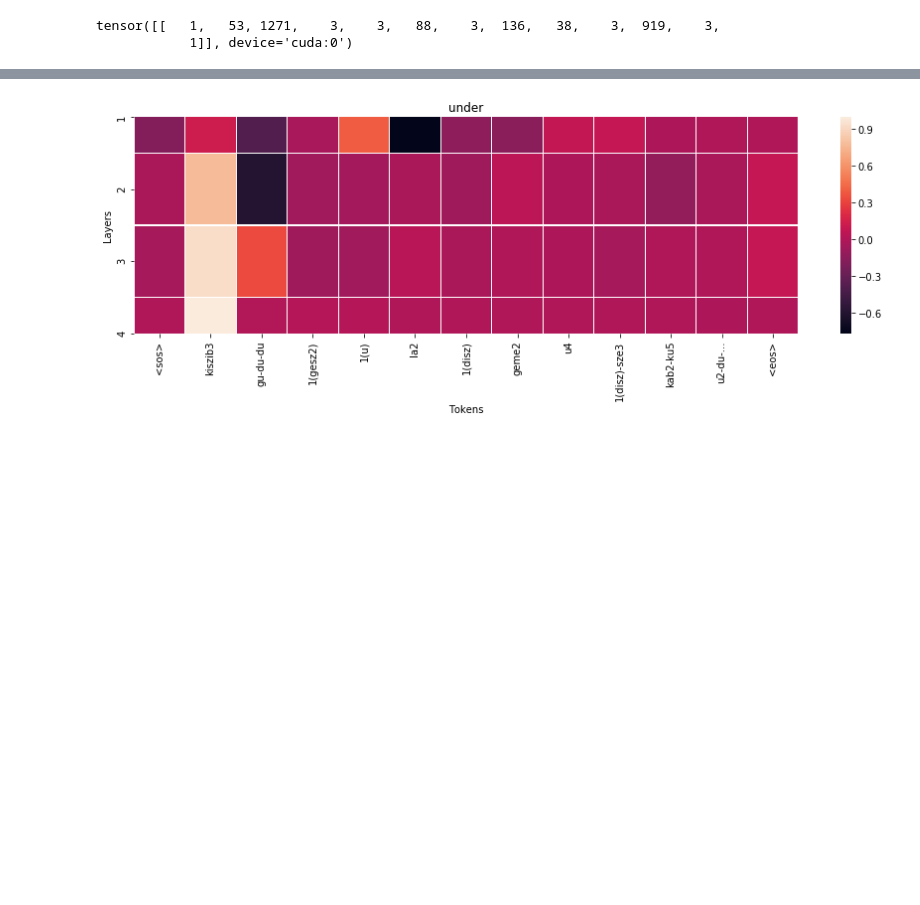
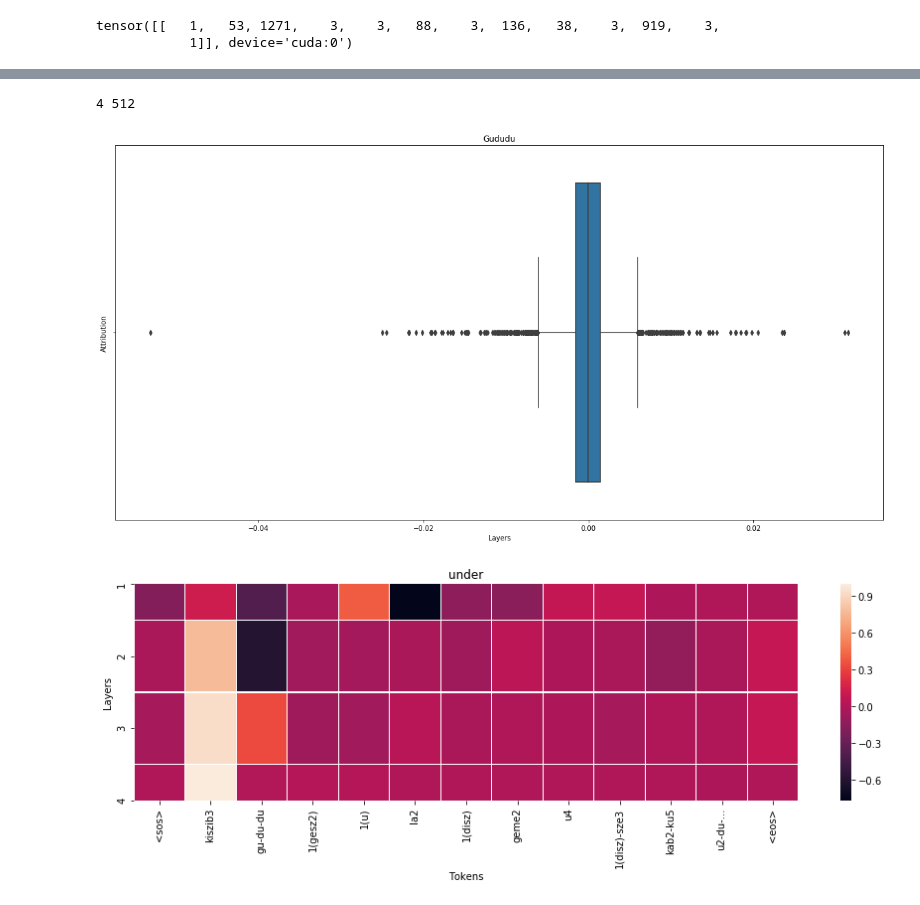
Before and after one commit to cdli-gh/Semi-Supervised-NMT-for-Sumerian-English, a Jupyter notebook: interpretability/captum.ipynb, the cells around one changed output, grey strips where cells are left out. Cells and saved outputs as stored; diff of their text form; code cells hidden in the pictures; blank space fills up the shorter version.

```diff
--- a/interpretability/captum.ipynb
+++ b/interpretability/captum.ipynb
@@ -347 +384,23 @@ def summarize_attributions(attributions):
+# %%
+def draw_box_plot(inp, attribution_igs=attribution_igs_attn, output_tokens=output_tokens_attn):
+    attrs_first=[]
+    outs_first=[]
+    attrs_first_dist=[]
+    token_to_explain=10
+    for i in range(4):
+        attrs_first_dist.append(attribution_igs[i][inp][0, token_to_explain, :].cpu().detach().tolist())
+        outs_first.append(output_tokens[i][inp])
+    fig, ax = plt.subplots(figsize=(20,10))
+
+    print(len(attrs_first_dist), len(attrs_first_dist[0]))
+    ax = sns.boxplot(attrs_first_dist)
+    plt.xlabel('Layers')
+    plt.ylabel('Attribution')
+    plt.title(output_tokens[0][inp])
+    plt.show()
+# %%
+draw_box_plot(3)
+# %% [output]
+4 512
+[figure, added]
 # %%
```
Also changed, not shown: parts of 24 cells of this notebook.
